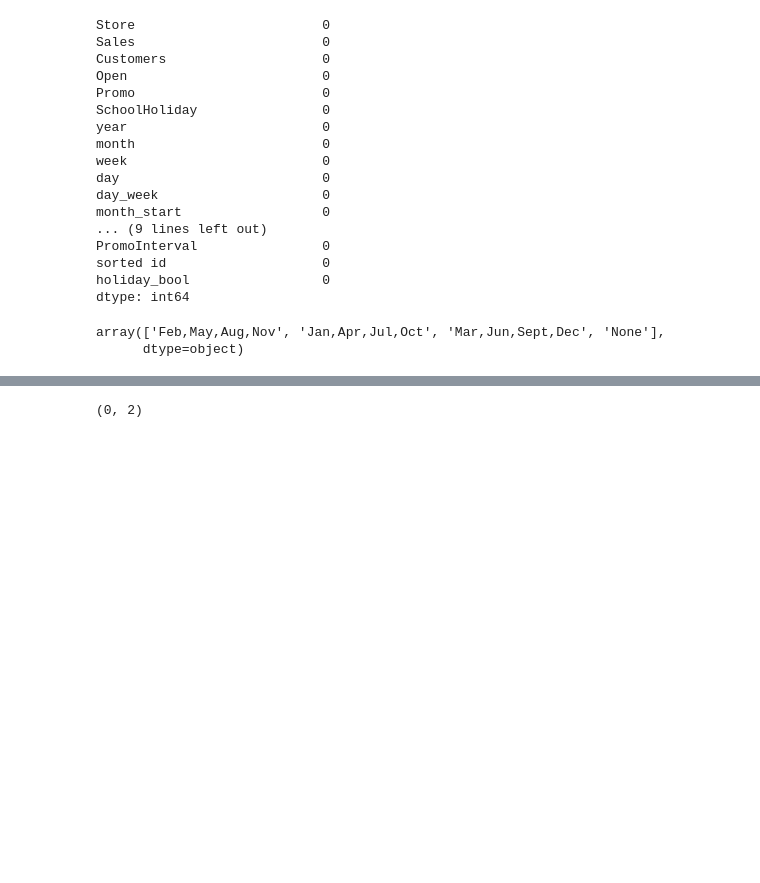
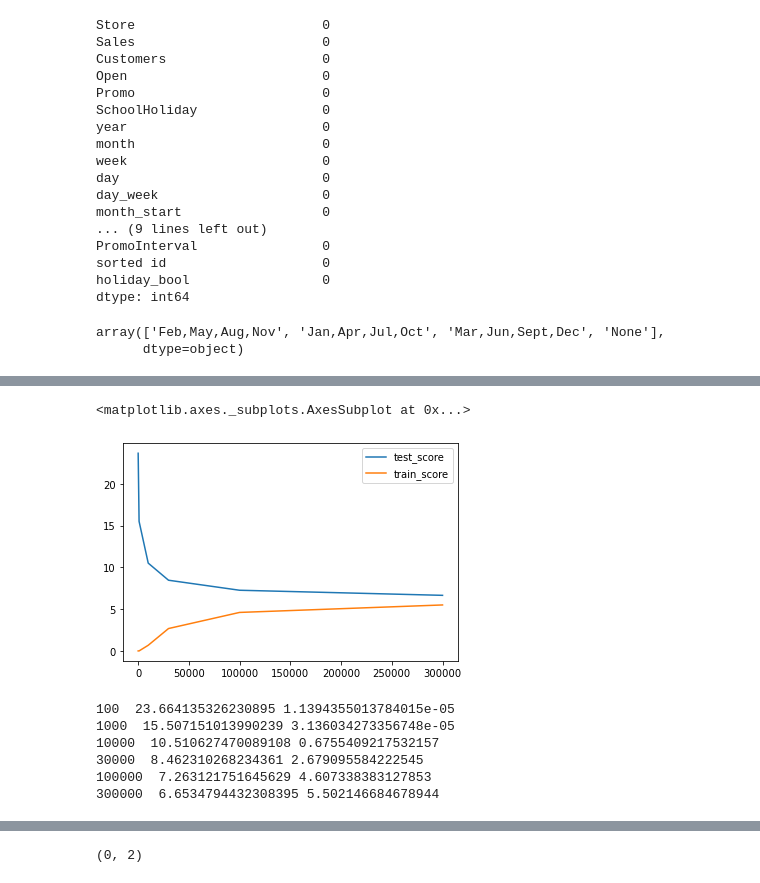
Before and after one commit to elenche95/stores, a Jupyter notebook: testing_models.ipynb, the cells around one changed output, grey strips where cells are left out. Drawn from its saved outputs; the diff is of its cells as text; code cells hidden in the pictures; blank space fills up the shorter version.

Commit message:
grid search

```diff
--- a/testing_models.ipynb
+++ b/testing_models.ipynb
@@ -90,0 +267,6 @@ KeyboardInterrupt:
+# %%
+import matplotlib.pyplot as plt
+errors.plot()
+# %% [output]
+<matplotlib.axes._subplots.AxesSubplot at 0x...>
+[figure, added]
@@ -90,0 +275,21 @@ KeyboardInterrupt:
+# %%
+parameters = {'learning_rate':[0.3]}
+clf = GridSearchCV(XGBRegressor(n_estimators=600), parameters, scoring=make_scorer(metric, greater_is_better=False), cv=4, njobs=3, return_train_score=True)
+
+samples = [100, 1000, 10_000, 30_000, 100_000, 300_000]
+errors_pushing = pd.DataFrame(columns=['test_score', 'train_score'], index=samples)
+
+
+for nr_samples in samples:
+
+    tmp = clf.fit(X_train.iloc[0:nr_samples,:], y_train.iloc[0:nr_samples, :])
+    print(str(nr_samples)+"  "+str(tmp.cv_results_['mean_test_score'][0])+" "+str(tmp.cv_results_['mean_train_score'][0]))
+    errors_pushing.loc[nr_samples, 'test_score'] = tmp.cv_results_['mean_test_score'][0]
+    errors_pushing.loc[nr_samples, 'train_score'] = tmp.cv_results_['mean_train_score'][0]
+# %% [output]
+100  23.664135326230895 1.1394355013784015e-05
+1000  15.507151013990239 3.136034273356748e-05
+10000  10.510627470089108 0.6755409217532157
+30000  8.462310268234361 2.679095584222545
+100000  7.263121751645629 4.607338383127853
+300000  6.6534794432308395 5.502146684678944
```
Also changed, not shown: parts of 33 cells of this notebook, 6 other files.
